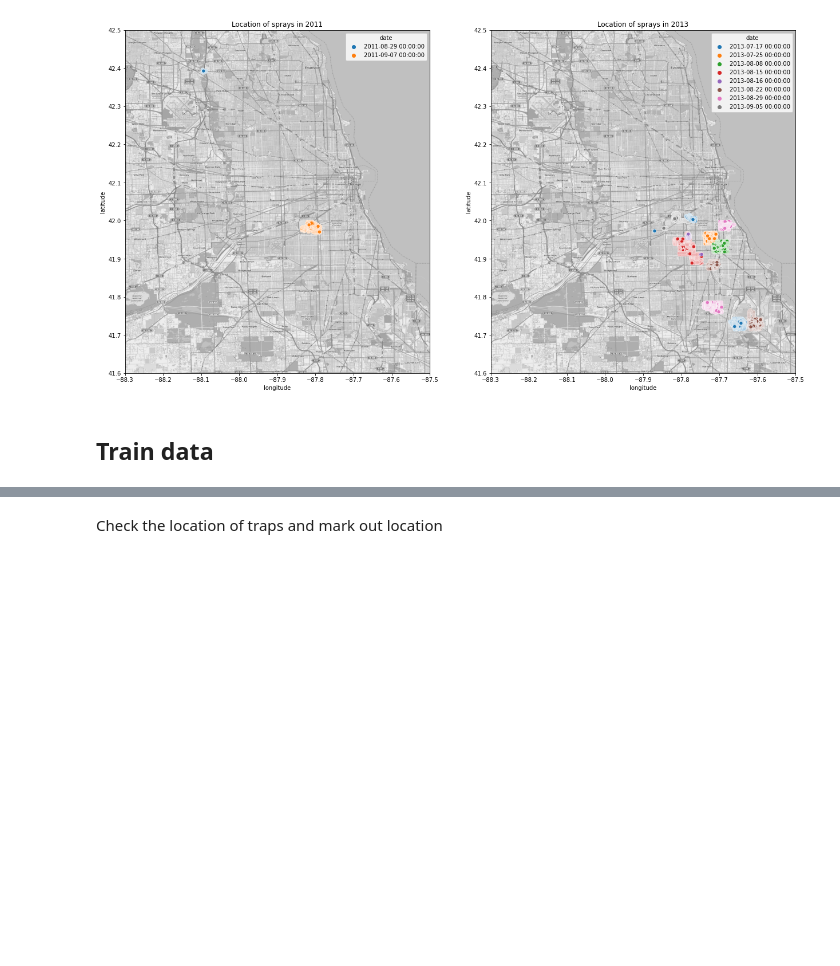
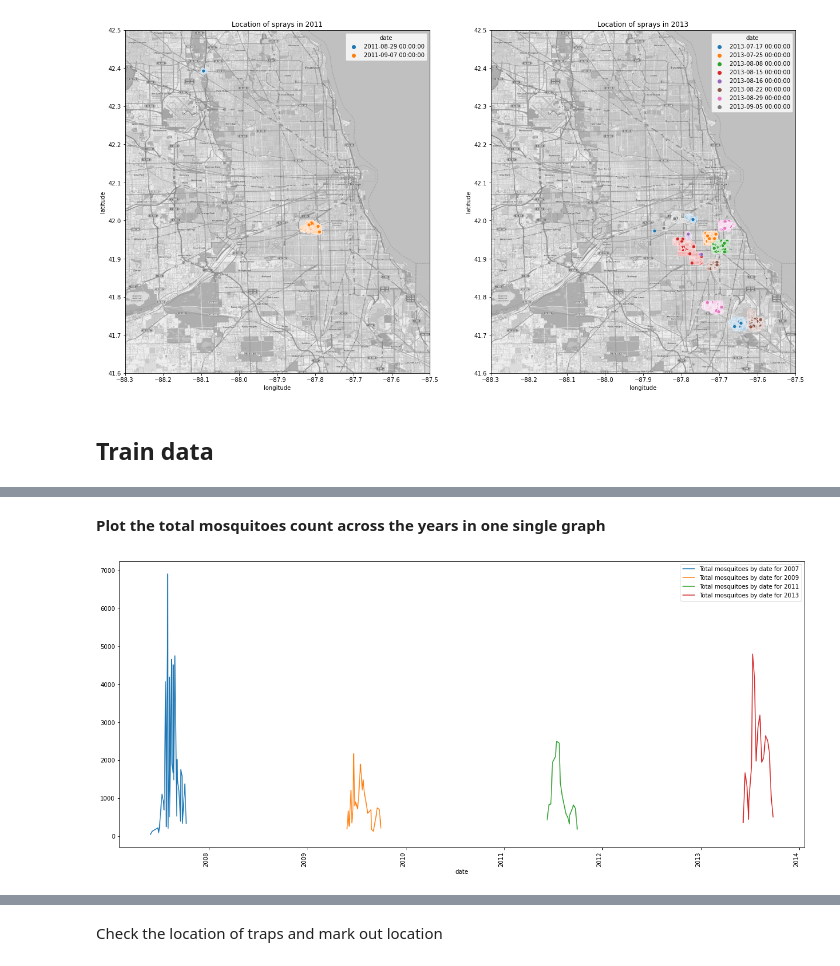
Before and after one commit to kevwee-lab/G.A-Project-4, a Jupyter notebook: working-folder/Zhi Qiang/EDA- Train and Spray.ipynb, the cells around one changed output, grey strips where cells are left out. Saved outputs shown, nothing was run; the diff lists cells and outputs as text; code cells hidden in the pictures; blank space fills up the shorter version.

```diff
--- a/working-folder/Zhi Qiang/EDA- Train and Spray.ipynb
+++ b/working-folder/Zhi Qiang/EDA- Train and Spray.ipynb
@@ -211,0 +179,6 @@ mosquito_count_year_plots.plot.bar(ax = ax);
+# %%
+wnv_location_df = train_df.groupby(["date","lat_lon"]).agg({"nummosquitos": "sum", "wnvpresent": "max"})
+#Rename the columns prior to combine
+wnv_location_df.columns = ["totalmosquitos", "wnvpresent"]
+wnv_location_df.reset_index(inplace = True)
+wnv_location_df
@@ -211,0 +199,5 @@ mosquito_count_year_plots.plot.bar(ax = ax);
+# %%
+# Generate lat lon coordinates for plotting
+wnv_location_df["latitude"] = wnv_location_df["lat_lon"].apply(lambda x: float(x.split(",")[0]))
+wnv_location_df["longitude"] = wnv_location_df["lat_lon"].apply(lambda x: float(x.split(",")[1]))
+wnv_location_df
@@ -211,0 +218,25 @@ mosquito_count_year_plots.plot.bar(ax = ax);
+# %%
+# Create year, month, week columns for subsequent plotting
+wnv_location_df["year"] = wnv_location_df["date"].dt.year
+wnv_location_df["month"] = wnv_location_df["date"].dt.month
+wnv_location_df["week"] = wnv_location_df["date"].dt.isocalendar().week
+# %%
+wnv_location_df_2007 = wnv_location_df[wnv_location_df["year"] == 2007]
+wnv_location_df_2009 = wnv_location_df[wnv_location_df["year"] == 2009]
+wnv_location_df_2011 = wnv_location_df[wnv_location_df["year"] == 2011]
+wnv_location_df_2013 = wnv_location_df[wnv_location_df["year"] == 2013]
+# %% [markdown]
+**Plot the total mosquitoes count across the years in one single graph**
+# %%
+# Count how many of such species
+fig, ax  = plt.subplots(figsize = (21,10))
+wnv_location_df_2007.groupby("date")["totalmosquitos"].sum().plot(kind = "line", ax = ax, rot = 90);
+wnv_location_df_2009.groupby("date")["totalmosquitos"].sum().plot(kind = "line", ax = ax, rot = 90);
+wnv_location_df_2011.groupby("date")["totalmosquitos"].sum().plot(kind = "line", ax = ax, rot = 90);
+wnv_location_df_2013.groupby("date")["totalmosquitos"].sum().plot(kind = "line", ax = ax, rot = 90);
+ax.legend(['Total mosquitoes by date for 2007',
+           'Total mosquitoes by date for 2009',
+           'Total mosquitoes by date for 2011',
+           'Total mosquitoes by date for 2013']);
+# %% [output]
+[figure, added]
```
Also changed, not shown: parts of 44 cells of this notebook, 1 other file.
